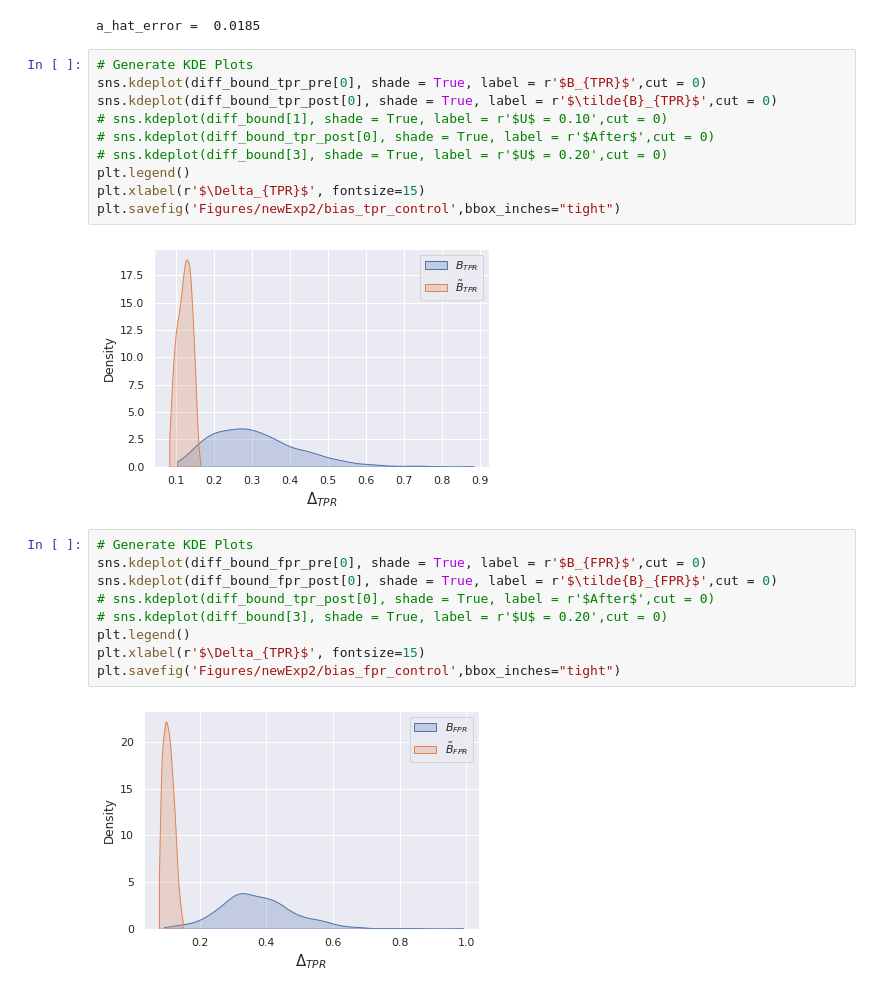
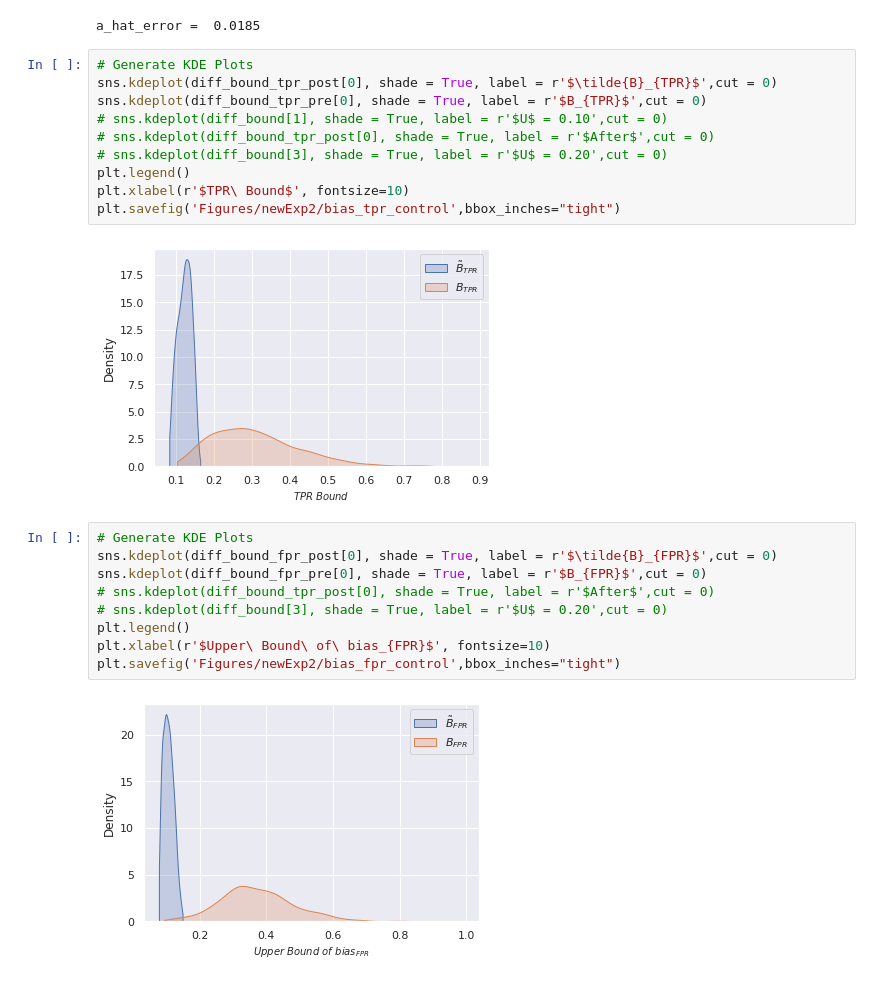
Before and after one commit to beepulbharti/fairness_project, a Jupyter notebook: Experiments/new_Exp2_noAssumption.ipynb, the cells around one changed output. Saved outputs shown, nothing was run; the diff lists cells and outputs as text.

Commit message:
new figures

```diff
--- a/Experiments/new_Exp2_noAssumption.ipynb
+++ b/Experiments/new_Exp2_noAssumption.ipynb
@@ -173,24 +173,24 @@ for u in U_errors:
 a_hat_error =  0.0185
 # %%
 # Generate KDE Plots
+sns.kdeplot(diff_bound_tpr_post[0], shade = True, label = r'$\tilde{B}_{TPR}$',cut = 0)
 sns.kdeplot(diff_bound_tpr_pre[0], shade = True, label = r'$B_{TPR}$',cut = 0)
-sns.kdeplot(diff_bound_tpr_post[0], shade = True, label = r'$\tilde{B}_{TPR}$',cut = 0)
 # sns.kdeplot(diff_bound[1], shade = True, label = r'$U$ = 0.10',cut = 0)
 # sns.kdeplot(diff_bound_tpr_post[0], shade = True, label = r'$After$',cut = 0)
 # sns.kdeplot(diff_bound[3], shade = True, label = r'$U$ = 0.20',cut = 0)
 plt.legend()
-plt.xlabel(r'$\Delta_{TPR}$', fontsize=15)
+plt.xlabel(r'$TPR\ Bound$', fontsize=10)
 plt.savefig('Figures/newExp2/bias_tpr_control',bbox_inches="tight")
 # %% [output]
-[figure, old version]
+[figure, new version]
 # %%
 # Generate KDE Plots
+sns.kdeplot(diff_bound_fpr_post[0], shade = True, label = r'$\tilde{B}_{FPR}$',cut = 0)
 sns.kdeplot(diff_bound_fpr_pre[0], shade = True, label = r'$B_{FPR}$',cut = 0)
-sns.kdeplot(diff_bound_fpr_post[0], shade = True, label = r'$\tilde{B}_{FPR}$',cut = 0)
 # sns.kdeplot(diff_bound_tpr_post[0], shade = True, label = r'$After$',cut = 0)
 # sns.kdeplot(diff_bound[3], shade = True, label = r'$U$ = 0.20',cut = 0)
 plt.legend()
-plt.xlabel(r'$\Delta_{TPR}$', fontsize=15)
+plt.xlabel(r'$Upper\ Bound\ of\ bias_{FPR}$', fontsize=10)
 plt.savefig('Figures/newExp2/bias_fpr_control',bbox_inches="tight")
 # %% [output]
-[figure, old version]
+[figure, new version]
```
Also changed, not shown: 7 other files.
